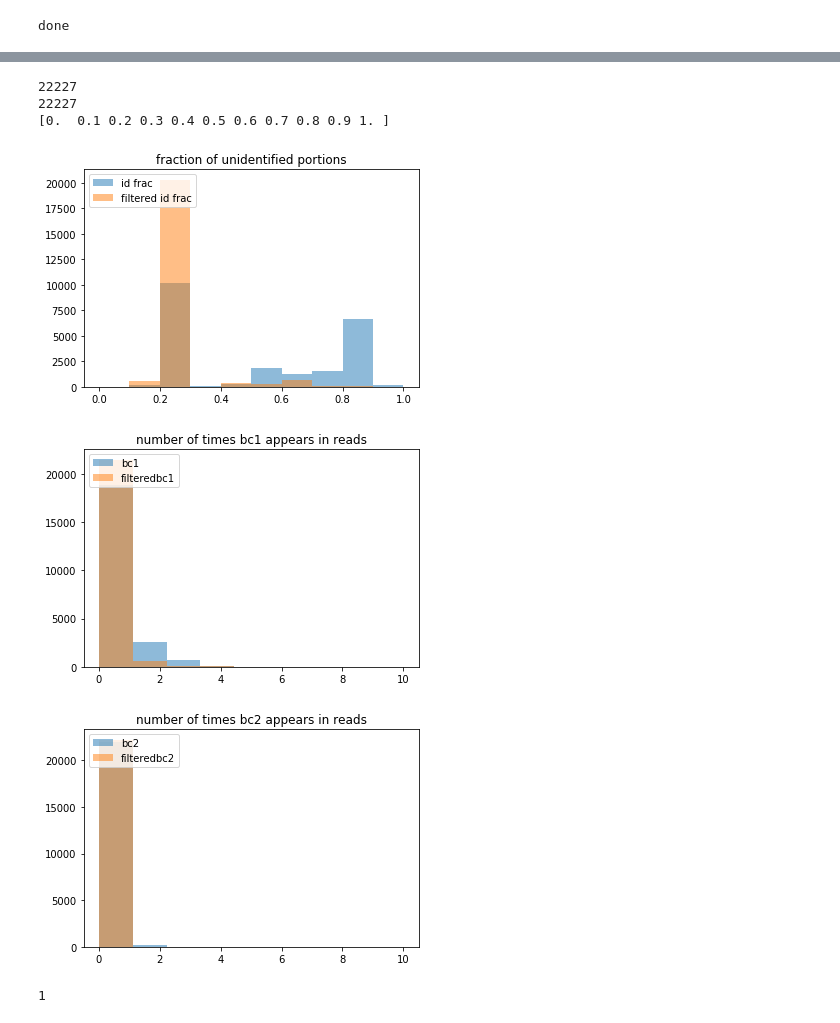
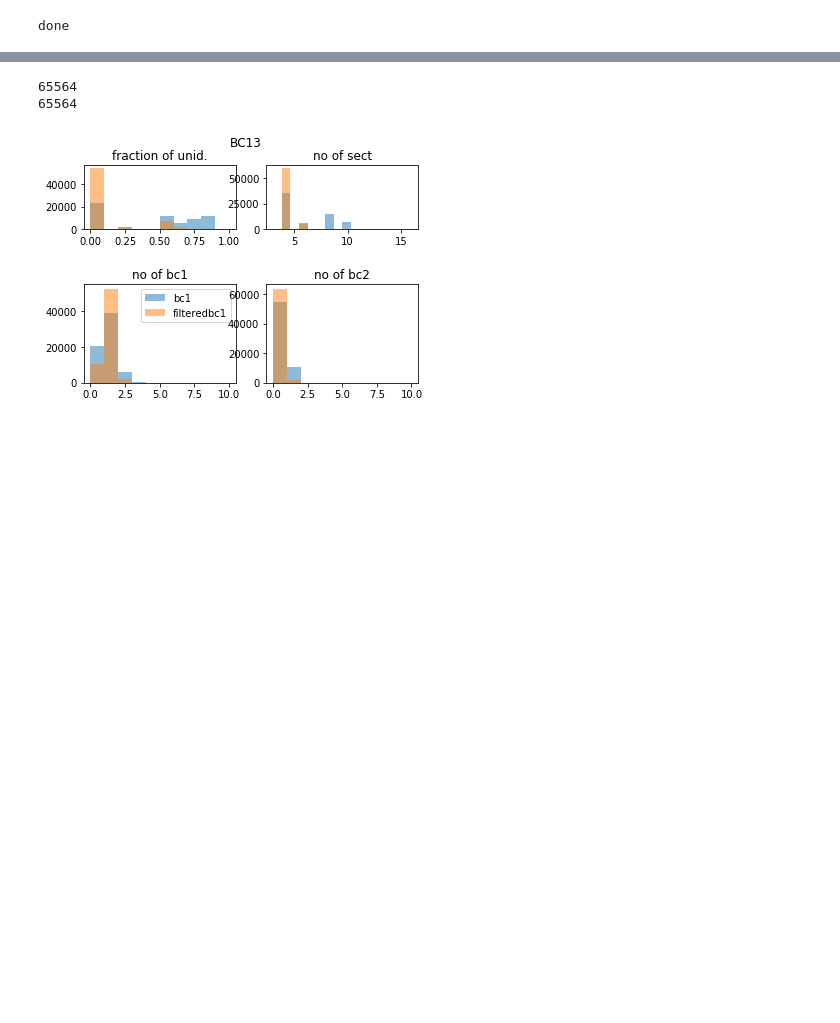
Before and after one commit to dr3y/andreys_np_tools, a Jupyter notebook: edlib_findbcodes.ipynb, the cells around one changed output, grey strips where cells are left out. Drawn from its saved outputs; the diff is of its cells as text; code cells hidden in the pictures; blank space fills up the shorter version.

```diff
--- a/edlib_findbcodes.ipynb
+++ b/edlib_findbcodes.ipynb
@@ -50,6 +50,8 @@ bcorder = {1:[[uintf_isce],[2]],
             3:[[bc1,bc2],[2,4]],
             4:[[attB],["x"]],
             }
+replacementdict = {"uintf_isce":"U","attL":"L","bc1":'1',\
+                  "bc2":'2',"attB":"B","unidentified":"-"}
 """
 {1:[[uintf_isce],[2]],
             2:[[attL],[3]],
@@ -118,58 +219,66 @@ import numpy as np
 
 print(len(slist))
 print(len(rslist))
+len1list = []
 scount = []
 bc1ct1 = []
 bc2ct1 = []
 for unit in slist:
-    scount+=[float(unit.count("unidentified"))/len(unit)]
+    len1list+=[len(unit)]
+    if(not(len(unit)==0)):
+        scount+=[float(unit.count("unidentified"))/len(unit)]
+    else:
+        scount+=[1000]
     bc1ct1 +=[unit.count("bc1")]
     bc2ct1 +=[unit.count("bc2")]
 
+len2list=[]
 rscount = []
 bc1ct2 = []
 bc2ct2 = []
 for unit in rslist:
-    rscount+=[float(unit.count("unidentified"))/len(unit)]
+    len2list+=[len(unit)]
+    if(not(len(unit)==0)):
+        rscount+=[float(unit.count("unidentified"))/len(unit)]
+    else:
+        rscount+=[1000]
     bc1ct2 +=[unit.count("bc1")]
     bc2ct2 +=[unit.count("bc2")]
-plt.figure()
 
+plt.subplot(321)
 bins = np.linspace(0, 1.0, 11)
-print(bins)
-plt.title("fraction of unidentified portions")
+plt.title("fraction of unid.")
 plt.hist(scount, bins, alpha=0.5, label='id frac')
 plt.hist(rscount, bins, alpha=0.5, label='filtered id frac')
-plt.legend(loc='upper left')
+#plt.legend(loc='upper left')
 
-plt.figure()
-bins = np.linspace(0, 10.0,10)
-plt.title("number of times bc1 appears in reads")
+plt.subplot(223)
+bins = np.linspace(0, 10.0,11)
+plt.title("no of bc1")
 plt.hist(bc1ct1, bins, alpha=0.5, label='bc1')
 plt.hist(bc1ct2, bins, alpha=0.5, label='filteredbc1')
-plt.legend(loc='upper left')
+plt.legend(loc='upper right')
 
-plt.figure()
-plt.title("number of times bc2 appears in reads")
+plt.subplot(224)
+plt.title("no of bc2")
 plt.hist(bc2ct1, bins, alpha=0.5, label='bc2')
 plt.hist(bc2ct2, bins, alpha=0.5, label='filteredbc2')
-plt.legend(loc='upper left')
+#plt.legend(loc='upper left')
 
-
-
+plt.subplot(322)
+bins = np.linspace(3, 16.0,17)
+plt.title("no of sect")
+plt.hist(len1list, bins, alpha=0.5, label='unfiltered')
+plt.hist(len2list, bins, alpha=0.5, label='filtered')
+#plt.legend(loc='upper left')
+figtitle = os.path.split(inpath)[1].split("_")[0]
+plt.suptitle(figtitle)
 plt.show()
 
 
 #plt.hist(scount)
 #plt.hist(rscount)
 # %% [output]
-22227
-22227
-[0.  0.1 0.2 0.3 0.4 0.5 0.6 0.7 0.8 0.9 1. ]
+65564
+65564
-[figure, old version]
+[figure, new version]
-[figure, removed]
-[figure, removed]
-# %%
-[1,2,3,4].count(4)
-# %% [output]
-1
```
Also changed, not shown: parts of 5 cells of this notebook, 1 other file.
